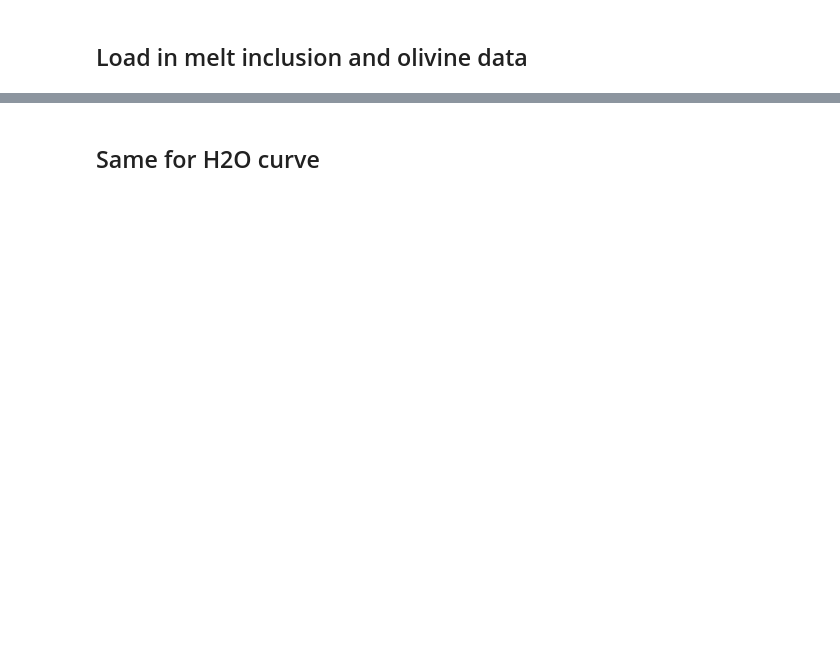
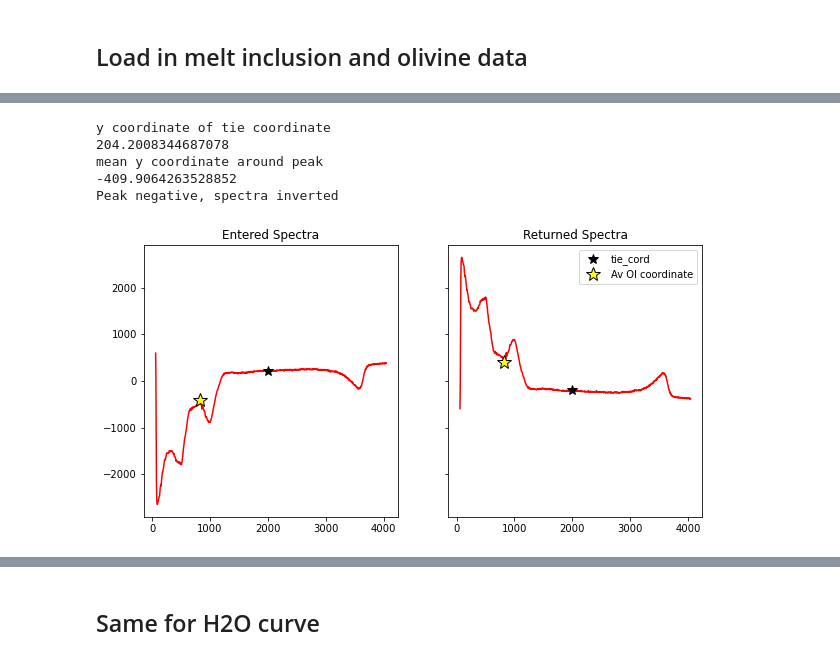
Before and after one commit to PennyWieser/DiadFit, a Jupyter notebook: Testing/Matlab_H2O/Unmixing_Olivine_Glass_Spectra_Functions.ipynb, the cells around one changed output, grey strips where cells are left out. Cells and saved outputs as stored; diff of their text form; code cells hidden in the pictures; blank space fills up the shorter version.

```diff
--- a/Testing/Matlab_H2O/Unmixing_Olivine_Glass_Spectra_Functions.ipynb
+++ b/Testing/Matlab_H2O/Unmixing_Olivine_Glass_Spectra_Functions.ipynb
@@ -454 +79,11 @@ fit_sil='poly'):
+# %%
+Spectra=pf.check_if_spectra_negative(Spectra=MI_Mix_Best, peak_pos_Ol=peak_pos_Ol,
+                                     override=False, flip=False)
+# %% [output]
+y coordinate of tie coordinate
+204.2008344687078
+mean y coordinate around peak
+-409.9064263528852
+Peak negative, spectra inverted
+[figure, added]
 # %%
```
Also changed, not shown: parts of 18 cells of this notebook, 5 other files.
